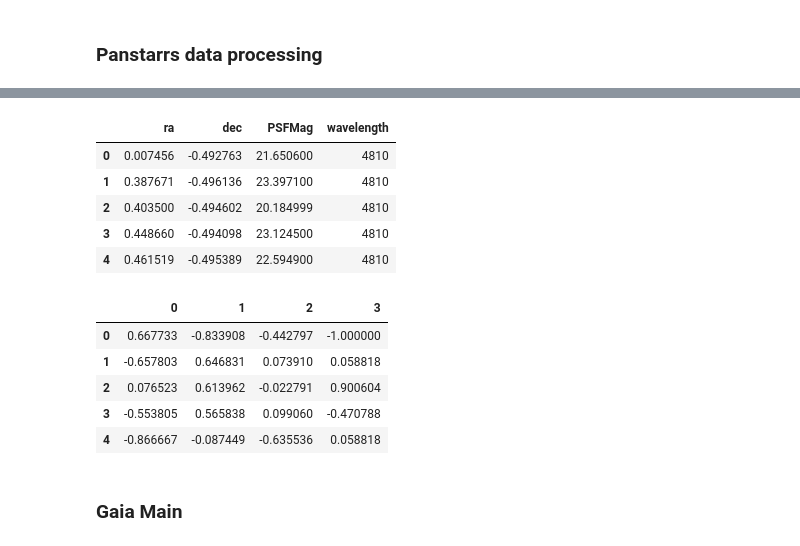
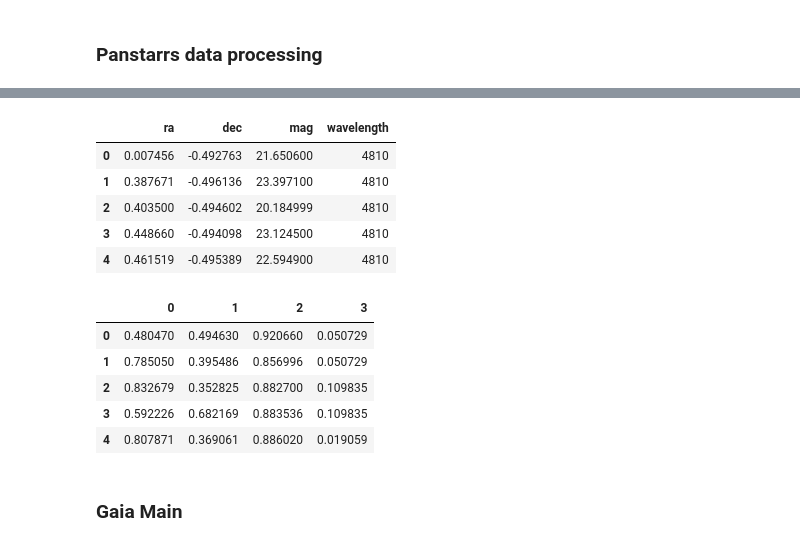
Before and after one commit to shuaigezhu/starDist, a Jupyter notebook: Three_mag_lambda.ipynb, the cells around one changed output, grey strips where cells are left out. Cells and saved outputs as stored; diff of their text form; code cells hidden in the pictures.

```diff
--- a/Three_mag_lambda.ipynb
+++ b/Three_mag_lambda.ipynb
@@ -51,3 +42,26 @@ def Normalization(data):
+# %%
+def Normalization(data):
+  ra_max = 60
+  ra_min = -50
+  ra_range = ra_max - ra_min
+  dec_max = 1.26
+  dec_min = -1.26
+  dec_range = dec_max - dec_min
+  mag_min = 0
+  mag_max = 25
+  mag_range = mag_max - mag_min
+  lambda_min = 4000
+  lambda_max = 46500
+  lambda_range = lambda_max - lambda_min
+
+  data_f = data.astype(float)
+
+  data_f['ra'] = data_f['ra'].apply(lambda x: (x - ra_min)/ra_range)
+  data_f['dec'] = data_f['dec'].apply(lambda x: (x - dec_min)/dec_range)
+  data_f['mag'] = data_f['mag'].apply(lambda x: (x - mag_min)/mag_range)
+  data_f['wavelength'] = data_f['wavelength'].apply(lambda x: (x - lambda_min)/lambda_range)
+
+  return data_f
 # %% [markdown]
 ### **MLP**
 # %%
@@ -721,7 +732,7 @@ def pan_testdatawrap(data_x, data_y, pan_x, batch_size):
 #g
 pan_g_filename = "/home/yufeng/projects/rrg-kyi/yufeng/gaia/data/Panstarrs/panstarrs_g_yufengzhu.csv"
 pan_g_df = pd.read_csv(pan_g_filename)
-pan_g_df = pan_g_df.rename(columns={'gra':"ra", 'gdec':"dec", 'graErr':"raErr", 'gdecErr':"decErr", 'gPSFMag':"PSFMag",
+pan_g_df = pan_g_df.rename(columns={'gra':"ra", 'gdec':"dec", 'graErr':"raErr", 'gdecErr':"decErr", 'gPSFMag':"mag",
                                    'gPSFMagErr':"PSFMagErr", 'gApMag':"ApMag", 'gApMagErr':"ApMagErr",
                                     'gKronMag':"KronMag", 'gKronMagErr':"KronMagErr", 'gEpoch':"Epoch"})
 pan_g_df['wavelength'] = 4810
@@ -730,7 +741,7 @@ pan_g_df['wavelength'] = 4810
 #i
 pan_i_filename = "/home/yufeng/projects/rrg-kyi/yufeng/gaia/data/Panstarrs/panstarrs_i_yufengzhu.csv"
 pan_i_df = pd.read_csv(pan_i_filename)
-pan_i_df = pan_i_df.rename(columns={'ira':"ra", 'idec':"dec", 'iraErr':"raErr", 'idecErr':"decErr", 'iPSFMag':"PSFMag",
+pan_i_df = pan_i_df.rename(columns={'ira':"ra", 'idec':"dec", 'iraErr':"raErr", 'idecErr':"decErr", 'iPSFMag':"mag",
                                    'iPSFMagErr':"PSFMagErr", 'iApMag':"ApMag", 'iApMagErr':"ApMagErr",
                                     'iKronMag':"KronMag", 'iKronMagErr':"KronMagErr", 'iEpoch':"Epoch"})
 pan_i_df['wavelength'] = 7503
@@ -738,7 +749,7 @@ pan_i_df['wavelength'] = 7503
 #r
 pan_r_filename = "/home/yufeng/projects/rrg-kyi/yufeng/gaia/data/Panstarrs/panstarrs_r_yufengzhu.csv"
 pan_r_df = pd.read_csv(pan_r_filename)
-pan_r_df = pan_r_df.rename(columns={'rra':"ra", 'rdec':"dec", 'rraErr':"raErr", 'rdecErr':"decErr", 'rPSFMag':"PSFMag",
+pan_r_df = pan_r_df.rename(columns={'rra':"ra", 'rdec':"dec", 'rraErr':"raErr", 'rdecErr':"decErr", 'rPSFMag':"mag",
                                    'rPSFMagErr':"PSFMagErr", 'rApMag':"ApMag", 'rApMagErr':"ApMagErr",
                                     'rKronMag':"KronMag", 'rKronMagErr':"KronMagErr", 'rEpoch':"Epoch"})
 pan_r_df['wavelength'] = 6156
@@ -746,7 +757,7 @@ pan_r_df['wavelength'] = 6156
 #y
 pan_y_filename = "/home/yufeng/projects/rrg-kyi/yufeng/gaia/data/Panstarrs/panstarrs_y_yufengzhu.csv"
 pan_y_df = pd.read_csv(pan_y_filename)
-pan_y_df = pan_y_df.rename(columns={'yra':"ra", 'ydec':"dec", 'yraErr':"raErr", 'ydecErr':"decErr", 'yPSFMag':"PSFMag",
+pan_y_df = pan_y_df.rename(columns={'yra':"ra", 'ydec':"dec", 'yraErr':"raErr", 'ydecErr':"decErr", 'yPSFMag':"mag",
                                    'yPSFMagErr':"PSFMagErr", 'yApMag':"ApMag", 'yApMagErr':"ApMagErr",
                                     'yKronMag':"KronMag", 'yKronMagErr':"KronMagErr", 'yEpoch':"Epoch"})
 pan_y_df['wavelength'] = 9644
@@ -754,7 +765,7 @@ pan_y_df['wavelength'] = 9644
 #z
 pan_z_filename = "/home/yufeng/projects/rrg-kyi/yufeng/gaia/data/Panstarrs/panstarrs_z_yufengzhu.csv"
 pan_z_df = pd.read_csv(pan_z_filename)
-pan_z_df = pan_z_df.rename(columns={'zra':"ra", 'zdec':"dec", 'zraErr':"raErr", 'zdecErr':"decErr", 'zPSFMag':"PSFMag",
+pan_z_df = pan_z_df.rename(columns={'zra':"ra", 'zdec':"dec", 'zraErr':"raErr", 'zdecErr':"decErr", 'zPSFMag':"mag",
                                    'zPSFMagErr':"PSFMagErr", 'zApMag':"ApMag", 'zApMagErr':"ApMagErr",
                                     'zKronMag':"KronMag", 'zKronMagErr':"KronMagErr", 'zEpoch':"Epoch"})
 pan_z_df['wavelength'] = 8668
@@ -774,11 +785,11 @@ pan_df.head()
 | 4 | 107400004615655920 | 0.461519 | 0.073174 | -0.495389 | 0.069709 | 22.594900 | 0.148240 | 23.051201 | 0.015173 | 23.094000 | ... |
 # %%
 #selected attributes
-selectedf = ['ra', 'dec', 'PSFMag', 'wavelength']
+selectedf = ['ra', 'dec', 'mag', 'wavelength']
 pan_selected_df = pan_df.loc[:, selectedf]
 pan_selected_df.head()
 # %% [output]
-|  | ra | dec | PSFMag | wavelength |
+|  | ra | dec | mag | wavelength |
 | 0 | 0.007456 | -0.492763 | 21.650600 | 4810 |
 | 1 | 0.387671 | -0.496136 | 23.397100 | 4810 |
 | 2 | 0.403500 | -0.494602 | 20.184999 | 4810 |
@@ -787,17 +798,18 @@ pan_selected_df.head()
 # %%
 locations = np.random.choice(pan_selected_df.shape[0],
                                  size=5000,
                                  replace=False)
-pan_target_x = np.array(pan_selected_df)[locations,:]
-pan_target_x = Normalization(pan_target_x)
+
+pan_target_x = Normalization(pan_selected_df)
+pan_target_x = np.array(pan_target_x)[locations,:]
 pd.DataFrame(pan_target_x).head()
 # %% [output]
 |  | 0 | 1 | 2 | 3 |
-| 0 | 0.667733 | -0.833908 | -0.442797 | -1.000000 |
-| 1 | -0.657803 | 0.646831 | 0.073910 | 0.058818 |
-| 2 | 0.076523 | 0.613962 | -0.022791 | 0.900604 |
-| 3 | -0.553805 | 0.565838 | 0.099060 | -0.470788 |
-| 4 | -0.866667 | -0.087449 | -0.635536 | 0.058818 |
+| 0 | 0.480470 | 0.494630 | 0.920660 | 0.050729 |
+| 1 | 0.785050 | 0.395486 | 0.856996 | 0.050729 |
+| 2 | 0.832679 | 0.352825 | 0.882700 | 0.109835 |
+| 3 | 0.592226 | 0.682169 | 0.883536 | 0.109835 |
+| 4 | 0.807871 | 0.369061 | 0.886020 | 0.019059 |
 # %% [markdown]
 ### **Gaia Main**
 # %%
```
Also changed, not shown: parts of 21 cells of this notebook.
